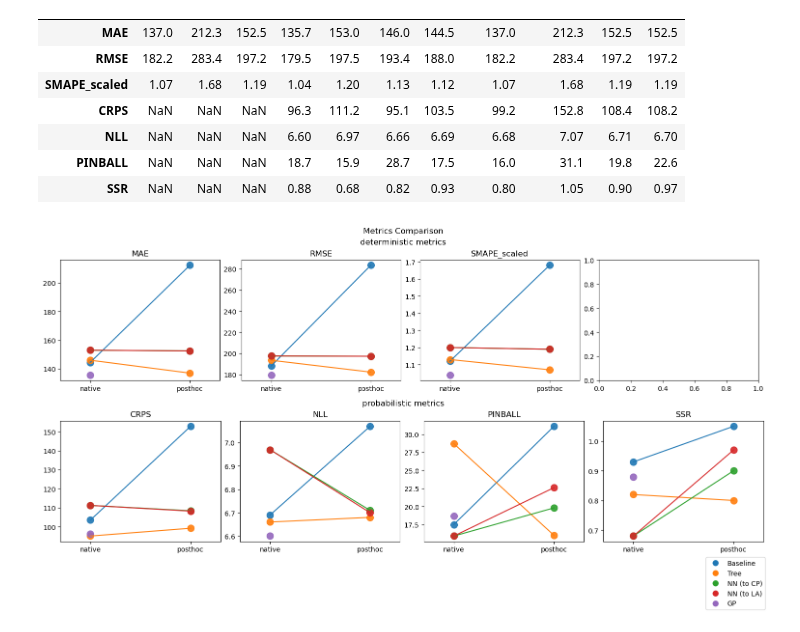
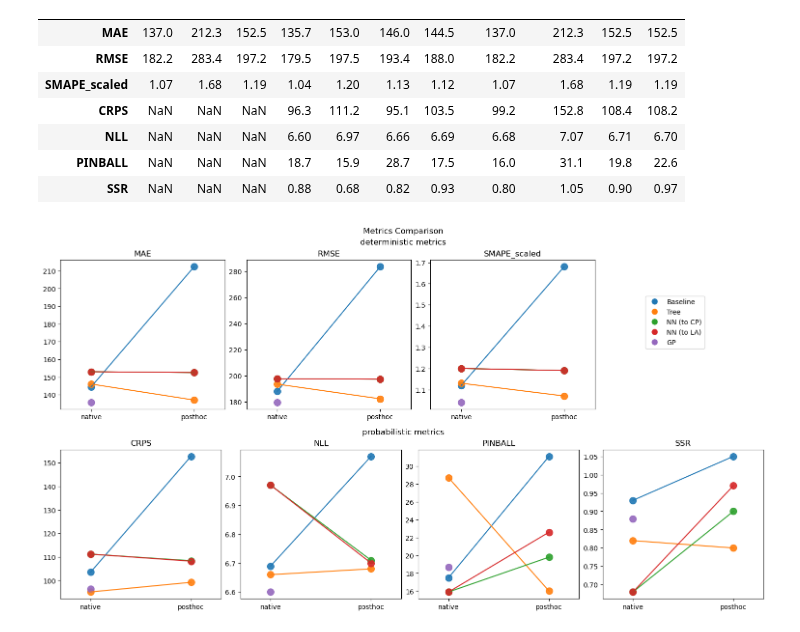
Before and after one commit to MischaDy/electricity-uq, a Jupyter notebook: test_make_plots.ipynb, the cells around one changed output. Saved outputs shown, nothing was run; the diff lists cells and outputs as text; code cells hidden in the pictures.

Commit message:
improve lineplot - better legend placement - hide unused subplots

```diff
--- a/test_make_plots.ipynb
+++ b/test_make_plots.ipynb
@@ -98,34 +98,39 @@ def plot_metrics_pairs(df, metric, type_to_method_pairs, ax=None, scatter_alpha=
             continue
         metrics_values = [get_metric_value(df, metric, method) for method in pair]
         ax.plot(x_plot, metrics_values, color=color)
         ax.scatter(x_plot, metrics_values, label=method_type, color=color, s=scatter_size, alpha=scatter_alpha)
 
     ax.set_xticks(x_plot, ['native', 'posthoc'])
     ax.set_xlim(x_plot[0] - x_shift, x_plot[1] + x_shift)
     # ax.set_ylim(bottom=0)  # todo: use broken axis?
     ax.set_title(metric)
     # ax.legend()
     # if show:
     #     plt.show()
 
 def get_metric_value(df, metric, method):
     return df.loc[metric][method]
 
 
-fig = plt.figure(figsize=(15, 8), constrained_layout=True)
+fig = plt.figure(figsize=(15, 8), layout='constrained')
 fig.suptitle('Metrics Comparison')
 subfigs = fig.subfigures(nrows=2, ncols=1)
 for (metrics_type, metrics), subfig in zip(METRICS_DICT.items(), subfigs):
-    subfig.suptitle(f'{metrics_type} metrics')
+    subfig.suptitle(f'{metrics_type} metrics')  # , va='bottom', y=0.02)
     axs = subfig.subplots(nrows=1, ncols=4)
     for metric, ax in zip(metrics, axs):
         plot_metrics_pairs(df2, metric, TYPE_TO_METHOD_PAIRS, ax=ax, scatter_size=SCATTER_SIZE)
+
+    n_invisible = 4 - len(metrics)
+    if n_invisible > 0:
+        for ax in axs[-n_invisible:]:
+            ax.set_visible(False)
 
 legend_elements = [Line2D([0], [0], marker='o', markerfacecolor=color, color='w', label=method_type, markersize=np.sqrt(SCATTER_SIZE))
                    for method_type, color in zip(TYPE_TO_METHOD_PAIRS.keys(), COLORS)]
 
 # Create the figure
-fig.legend(handles=legend_elements, loc='outside lower right')
+fig.legend(handles=legend_elements, bbox_to_anchor=(7/8, 3/4), loc='center')
 plt.show()
 # %% [output]
-[figure, old version]
+[figure, new version]
```
